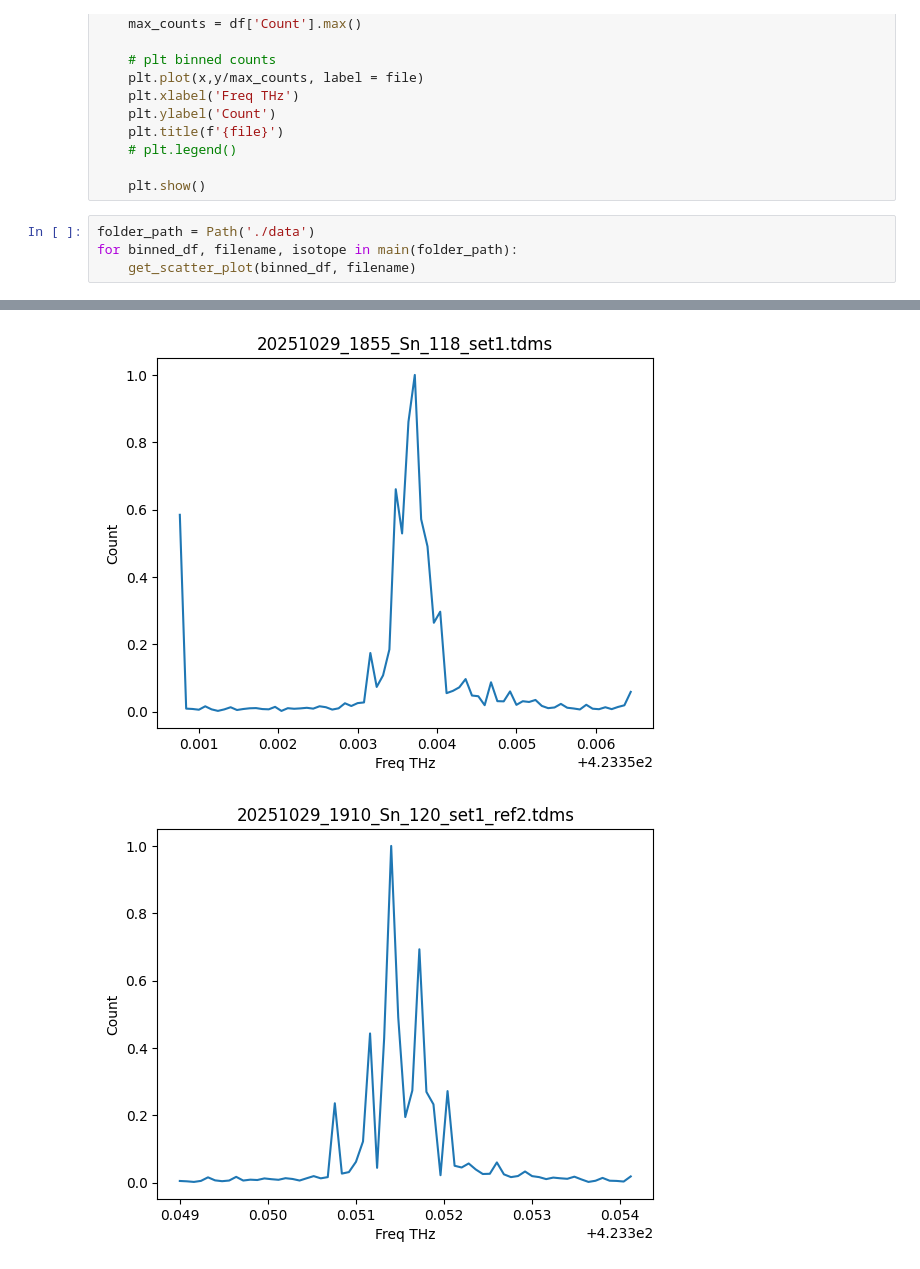
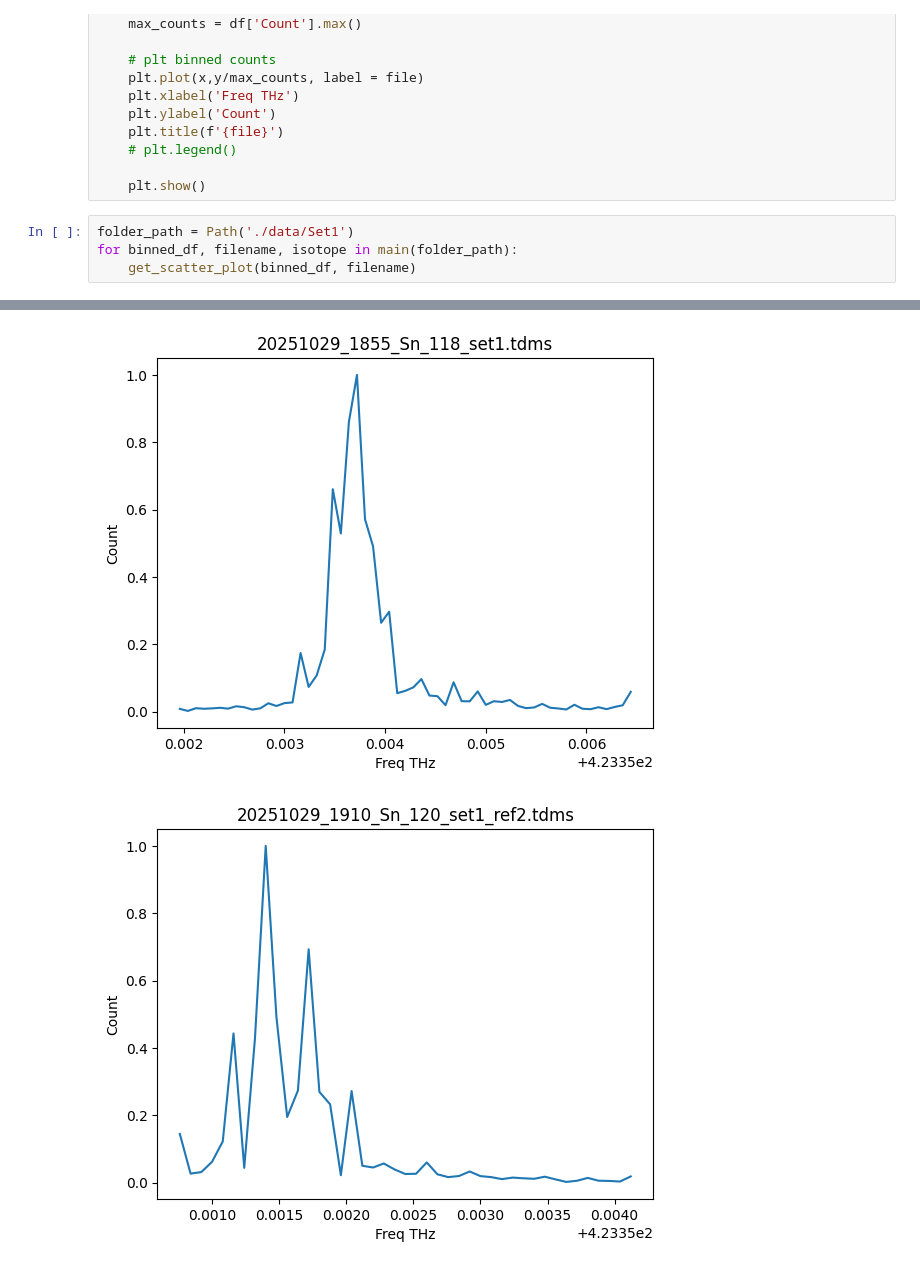
Before and after one commit to miranda-nichols/Sn2025, a Jupyter notebook: Sn2025analysis.ipynb, the cells around one changed output, grey strips where cells are left out. Drawn from its saved outputs; the diff is of its cells as text.

```diff
--- a/Sn2025analysis.ipynb
+++ b/Sn2025analysis.ipynb
@@ -32,7 +32,7 @@ def get_scatter_plot(df, file):
 
     plt.show()
 # %%
-folder_path = Path('./data')
+folder_path = Path('./data/Set1')
 for binned_df, filename, isotope in main(folder_path):
     get_scatter_plot(binned_df, filename)
 # %% [output]
@@ -41,2 +41,2 @@ for binned_df, filename, isotope in main(folder_path):
-[figure, old version]
+[figure, new version]
-[figure, old version]
+[figure, new version]
```
Also changed, not shown: parts of 1 cell of this notebook, 1 other file.
